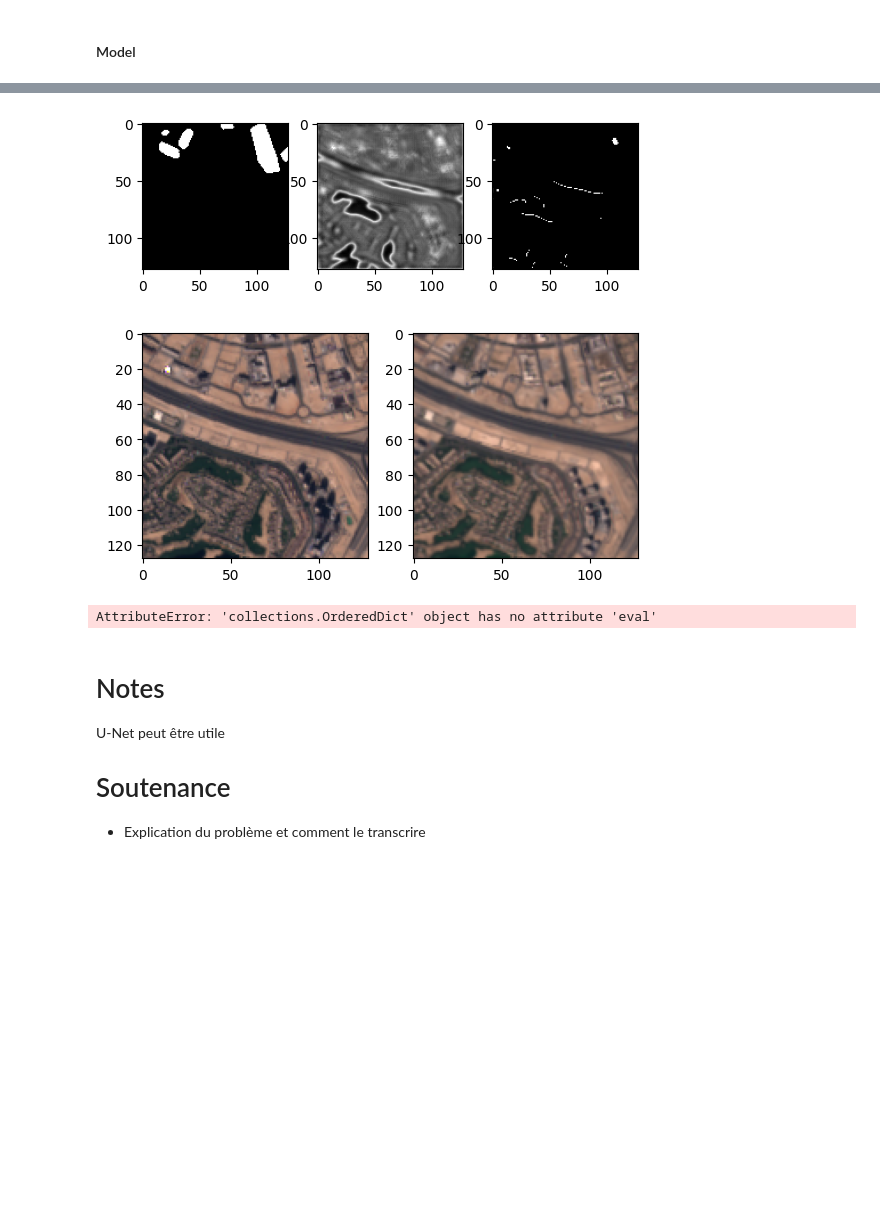
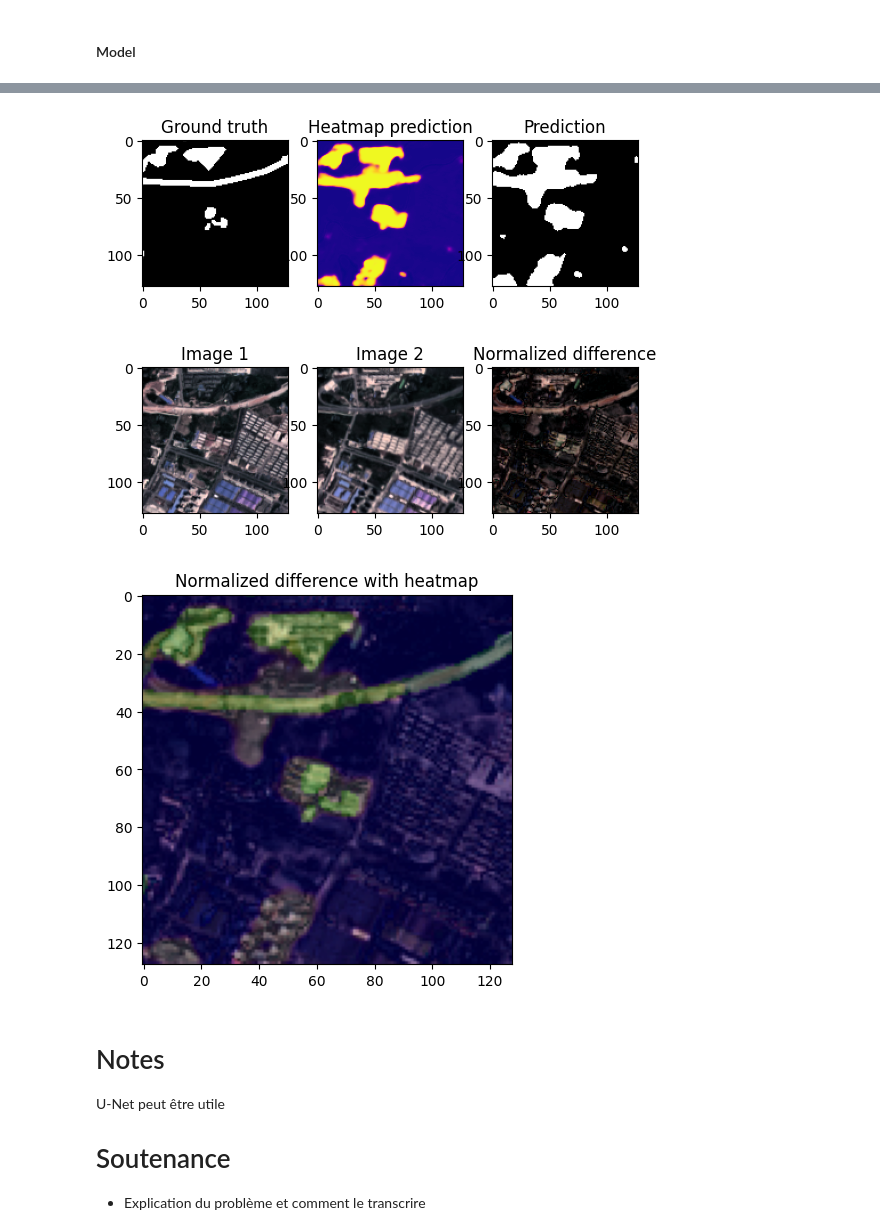
Before and after one commit to Etienne-bdt/Projet-App-Sup, a Jupyter notebook: Change_Detect_oph.ipynb, the cells around one changed output, grey strips where cells are left out. Drawn from its saved outputs; the diff is of its cells as text; code cells hidden in the pictures; blank space fills up the shorter version.

Commit message:
improvements on model

```diff
--- a/Change_Detect_oph.ipynb
+++ b/Change_Detect_oph.ipynb
@@ -34,7 +33,7 @@ device = torch.device("cuda") if torch.cuda.is_available() else torch.device("cp
 class ChangeDetectionDataset(Dataset):
     def __init__(self, csv_file="data.csv", data_dir="./data", batch_size=1, transform=None, crop_size=128):
         #repeat the data 5 times to have more data
-        self.data = pd.read_csv(csv_file).sample(frac=20, replace=True)
+        self.data = pd.read_csv(csv_file).sample(frac=30, replace=True)
         self.data_dir = data_dir
         self.transform = transform
         self.batch_size = batch_size
@@ -63,6 +62,15 @@ class ChangeDetectionDataset(Dataset):
 
         return img1, img2, cm
 
+    def apply_hist_dynamic(self, source, target):
+        for i in range(3):
+            mean1_cn = torch.mean(source[i,:,:])
+            std1_cn = torch.std(source[i,:,:])
+            mean2_cn = torch.mean(target[i,:,:])
+            std2_cn = torch.std(target[i,:,:])
+            target[i,:,:] = ((target[i,:,:] - mean2_cn) / std2_cn)*std1_cn + mean1_cn
+        return target
+
     def __getitem__(self, idx):
         img1 = read_image(self.data_dir+'/'+self.data.iloc[idx,0])
         img2 = read_image(self.data_dir+'/'+self.data.iloc[idx,1])
@@ -78,15 +86,18 @@ class ChangeDetectionDataset(Dataset):
         img2Tensor[:,:,:] = crop2.float()/255
         cmTensor[:,:,:] = cropcm.float()/255
         #apply the same transformation to all images as batch dimension
+        img2Tensor = self.apply_hist_dynamic(img1Tensor, img2Tensor)
+        img2Tensor = torch.clamp(img2Tensor, 0, 1)
+        img1Tensor, img2Tensor = torch.Tensor(exposure.equalize_adapthist(img1Tensor.permute(1,2,0).numpy())).permute(2,0,1), torch.Tensor(exposure.equalize_adapthist(img2Tensor.permute(1,2,0).numpy())).permute(2,0,1)
         return img1Tensor, img2Tensor, cmTensor
 # %% [markdown]
 #### DataLoader class for our change detection dataset
 # %%
 #Simple DataLoader class for our change detection dataset
-batch_size = 16
+batch_size = 32
 
 weights = class_weights("data.csv")
-weights = torch.tensor(weights[1]/weights[0]).to(device)
+weights = torch.tensor(weights[0]/weights[1]).to(device)
 
 train_dataset= ChangeDetectionDataset(data_dir="data",csv_file="train.csv", batch_size=batch_size, transform=None)
 val_dataset = ChangeDetectionDataset(data_dir="data",csv_file="val.csv", batch_size=1, transform=None)
@@ -209,36 +227,49 @@ RuntimeError: Can't call numpy() on Tensor that requires grad. Use tensor.detach
 # %%
 model.cpu()
 model.eval()
-im1,im2,cm = next(iter(train_loader))
+
+im1,im2,cm = next(iter(val_loader))
 
 cm_pred = model(im1,im2)#, with_attn=False)
-cm_pred_bin = torch.round(cm_pred.detach())
+cm_pred_bin = torch.ceil(torch.threshold(cm_pred.detach(), 0.1, 0))
 
 ### Affichage des masques
 plt.figure()
 plt.subplot(1,3,1)
 plt.imshow(cm[0].permute(1,2,0), cmap='gray')
+plt.title("Ground truth")
 plt.subplot(1,3,2)
-plt.imshow(cm_pred.detach()[0].permute(1,2,0), cmap='gray')
+plt.imshow(cm_pred.detach()[0].permute(1,2,0), cmap='plasma')
+plt.title("Heatmap prediction")
 plt.subplot(1,3,3)
 plt.imshow(cm_pred_bin.detach()[0].permute(1,2,0), cmap='gray')
+plt.title("Prediction")
 plt.show()
 
 ### Affichage des images bi-temporelles
+dif = im1[0]-im2[0]
+dif_norm = torch.clamp((torch.abs(dif)-torch.mean(dif)),0,1)
 plt.figure()
-plt.subplot(1,2,1)
+plt.subplot(1,3,1)
 plt.imshow(im1[0].permute(1,2,0))
-plt.subplot(1,2,2)
+plt.title("Image 1")
+plt.subplot(1,3,2)
 plt.imshow(im2[0].permute(1,2,0))
+plt.title("Image 2")
+plt.subplot(1,3,3)
+plt.imshow(dif_norm.permute(1,2,0))
+plt.title("Normalized difference")
+plt.figure()
+plt.imshow(dif_norm.permute(1,2,0))
+plt.imshow(cm_pred.detach()[0].permute(1,2,0), cmap='plasma', alpha=0.15)
+plt.imshow(cm[0].permute(1,2,0), cmap='winter', alpha=0.15)
+plt.title("Normalized difference with heatmap")
+
 plt.show()
 # %% [output]
-[figure, old version]
+[figure, new version]
-[figure, old version]
+[figure, new version]
+[figure, added]
-# %%
-model = torch.load("best_model.pt")
-model.eval()
-# %% [output]
-AttributeError: 'collections.OrderedDict' object has no attribute 'eval'
 # %% [markdown]
 # Notes
 U-Net peut être utile
```
Also changed, not shown: parts of 4 cells of this notebook, 3 other files.
